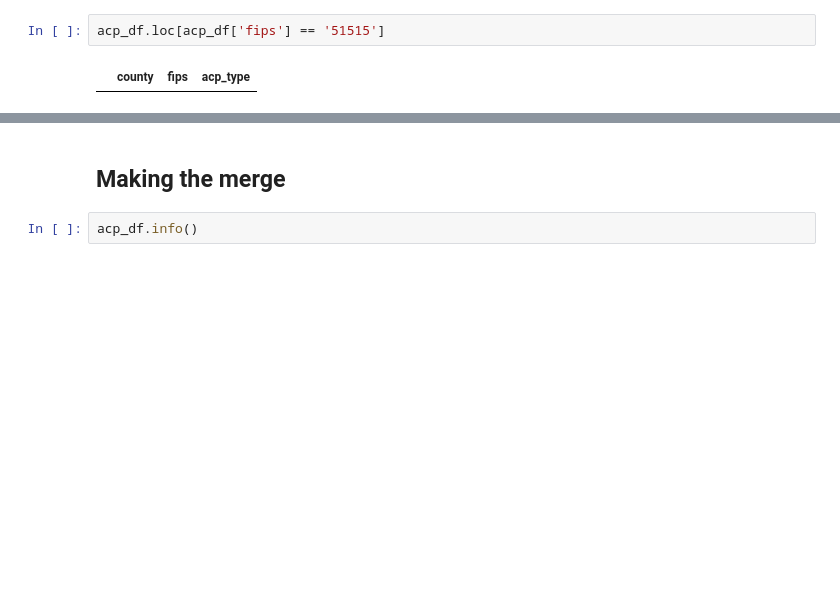
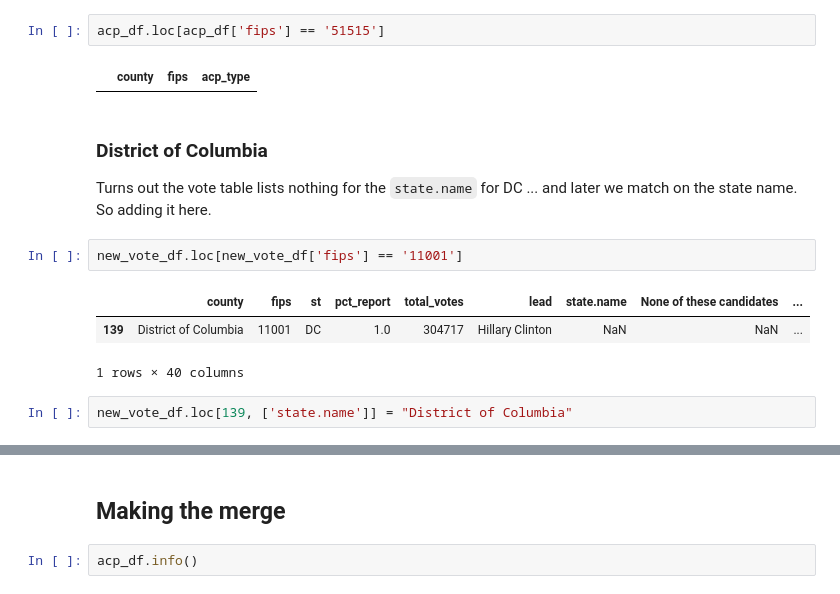
Before and after one commit to jkeefe/counting-counties, a Jupyter notebook: notebooks/data_prep.ipynb, the cells around one changed output, grey strips where cells are left out. Saved outputs shown, nothing was run; the diff lists cells and outputs as text; blank space fills up the shorter version.

```diff
--- a/notebooks/data_prep.ipynb
+++ b/notebooks/data_prep.ipynb
@@ -255,3 +255,15 @@ acp_df.drop(1318, inplace = True)
 acp_df.loc[acp_df['fips'] == '51515']
 # %% [output]
 |  | county | fips | acp_type |
+# %% [markdown]
+### District of Columbia
+
+Turns out the vote table lists nothing for the `state.name` for DC ... and later we match on the state name. So adding it here.
+# %%
+new_vote_df.loc[new_vote_df['fips'] == '11001']
+# %% [output]
+|  | county | fips | st | pct_report | total_votes | lead | state.name | None of these candidates | ... |
+| 139 | District of Columbia | 11001 | DC | 1.0 | 304717 | Hillary Clinton | NaN | NaN | ... |
+1 rows × 40 columns
+# %%
+new_vote_df.loc[139, ['state.name']] = "District of Columbia"
```
Also changed, not shown: parts of 2 cells of this notebook, 11 other files.
